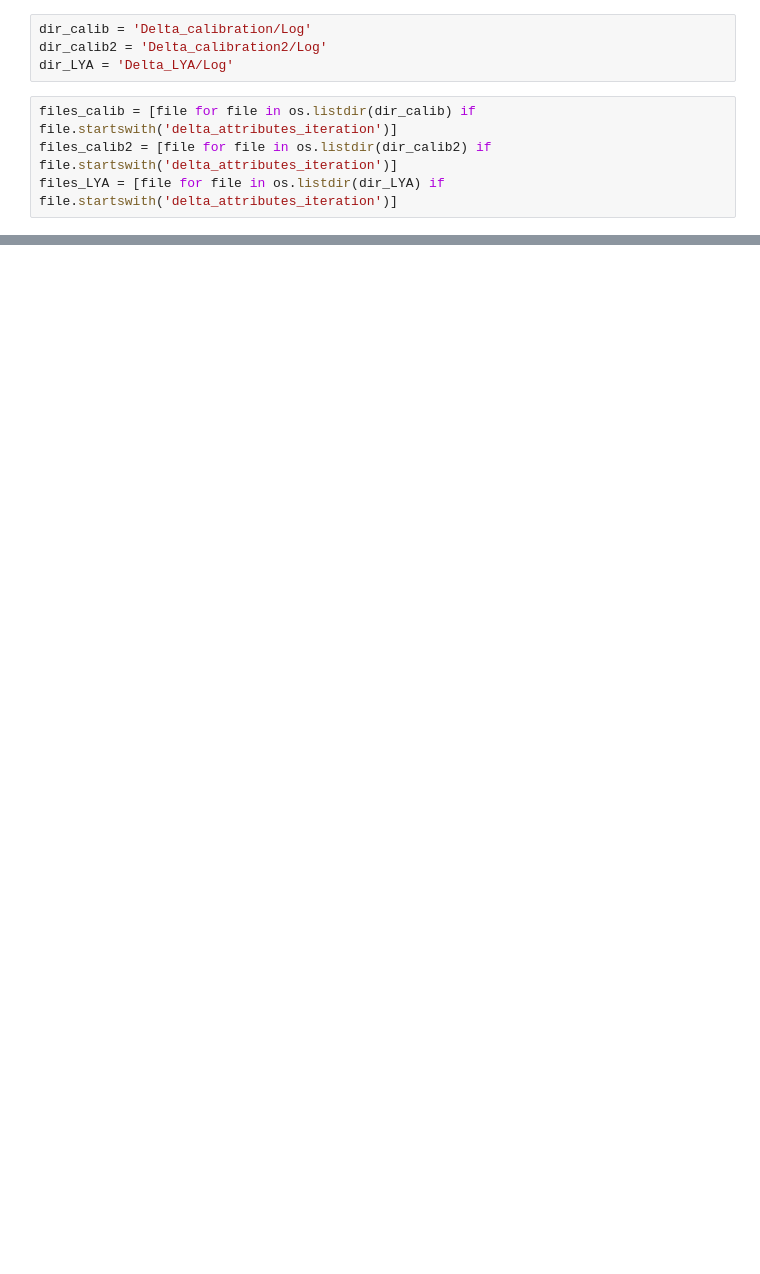
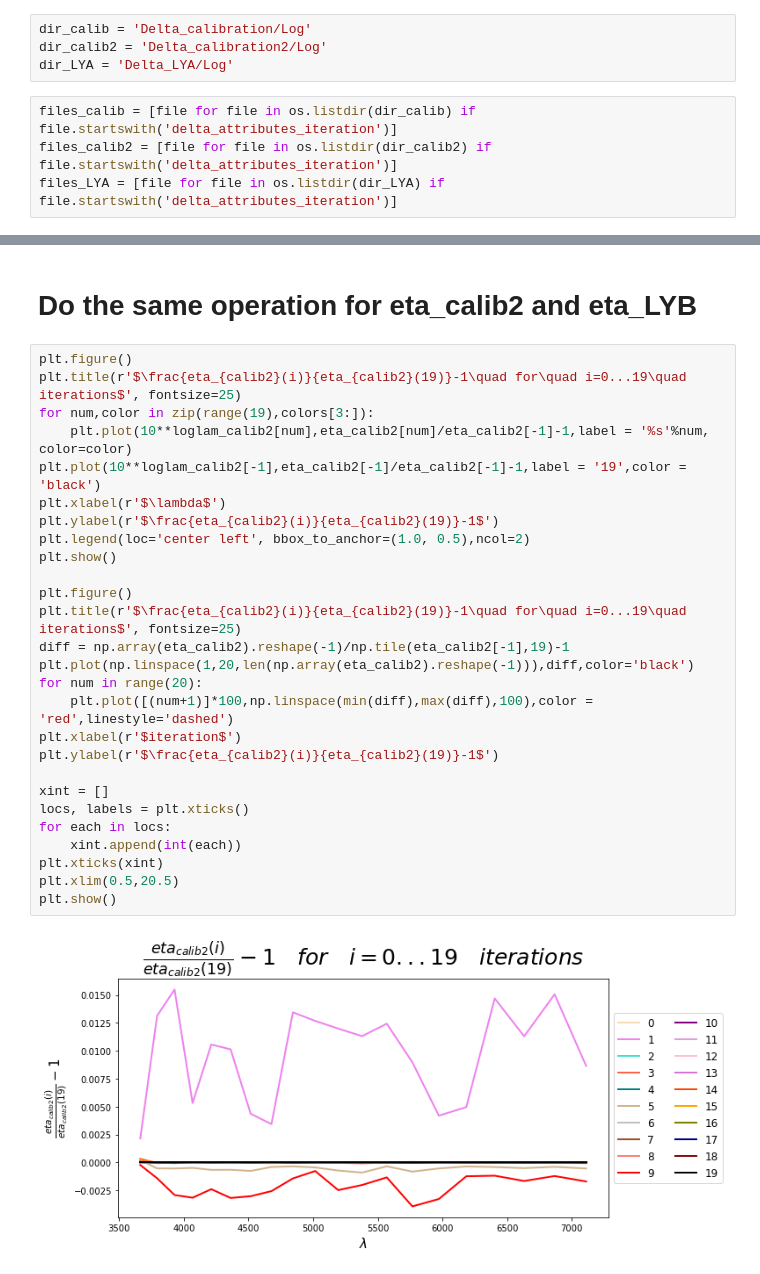
Before and after one commit to moonlovist/Picca_convergence_check, a Jupyter notebook: picca_convergence.ipynb, the cells around one changed output, grey strips where cells are left out. Drawn from its saved outputs; the diff is of its cells as text; blank space fills up the shorter version.

```diff
--- a/picca_convergence.ipynb
+++ b/picca_convergence.ipynb
@@ -259,0 +125,31 @@ plt.show()
+# %% [markdown]
+# Do the same operation for eta_calib2 and eta_LYB
+# %%
+plt.figure()
+plt.title(r'$\frac{eta_{calib2}(i)}{eta_{calib2}(19)}-1\quad for\quad i=0...19\quad iterations$', fontsize=25)
+for num,color in zip(range(19),colors[3:]):
+    plt.plot(10**loglam_calib2[num],eta_calib2[num]/eta_calib2[-1]-1,label = '%s'%num, color=color)
+plt.plot(10**loglam_calib2[-1],eta_calib2[-1]/eta_calib2[-1]-1,label = '19',color = 'black')
+plt.xlabel(r'$\lambda$')
+plt.ylabel(r'$\frac{eta_{calib2}(i)}{eta_{calib2}(19)}-1$')
+plt.legend(loc='center left', bbox_to_anchor=(1.0, 0.5),ncol=2)
+plt.show()
+
+plt.figure()
+plt.title(r'$\frac{eta_{calib2}(i)}{eta_{calib2}(19)}-1\quad for\quad i=0...19\quad iterations$', fontsize=25)
+diff = np.array(eta_calib2).reshape(-1)/np.tile(eta_calib2[-1],19)-1
+plt.plot(np.linspace(1,20,len(np.array(eta_calib2).reshape(-1))),diff,color='black')
+for num in range(20):
+    plt.plot([(num+1)]*100,np.linspace(min(diff),max(diff),100),color = 'red',linestyle='dashed')
+plt.xlabel(r'$iteration$')
+plt.ylabel(r'$\frac{eta_{calib2}(i)}{eta_{calib2}(19)}-1$')
+
+xint = []
+locs, labels = plt.xticks()
+for each in locs:
+    xint.append(int(each))
+plt.xticks(xint)
+plt.xlim(0.5,20.5)
+plt.show()
+# %% [output]
+[figure, added]
```
Also changed, not shown: parts of 43 cells of this notebook.
